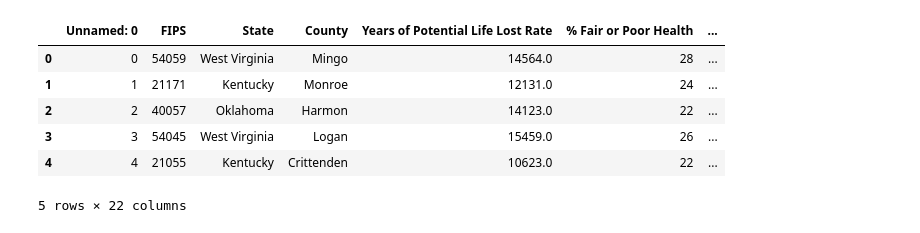
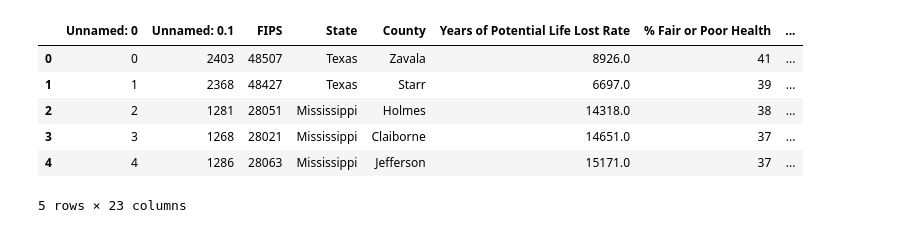
Before and after one commit to hbielser/FourLoopers.CityProject1, a Jupyter notebook: Project Files/Jupyter Notebook Files/DataFile.ipynb, the cells around one changed output. Drawn from its saved outputs; the diff is of its cells as text; code cells hidden in the pictures.

Commit message:
DataFile  Maps Done

```diff
--- a/Project Files/Jupyter Notebook Files/DataFile.ipynb
+++ b/Project Files/Jupyter Notebook Files/DataFile.ipynb
@@ -13,15 +13,15 @@ gkey = "AIzaSyAvuOCIVC1906HxDHTcVh8kpYL4QVPV2bQ"
 # %%
-county_geo = "../../Resources/StudyData.csv"
+county_geo = "../../Resources/PoorHealth_StudyData.csv"
 county_df = pd.read_csv(county_geo)
 county_df.head()
 # %% [output]
-|  | Unnamed: 0 | FIPS | State | County | Years of Potential Life Lost Rate | % Fair or Poor Health | ... |
-| 0 | 0 | 54059 | West Virginia | Mingo | 14564.0 | 28 | ... |
-| 1 | 1 | 21171 | Kentucky | Monroe | 12131.0 | 24 | ... |
-| 2 | 2 | 40057 | Oklahoma | Harmon | 14123.0 | 22 | ... |
-| 3 | 3 | 54045 | West Virginia | Logan | 15459.0 | 26 | ... |
-| 4 | 4 | 21055 | Kentucky | Crittenden | 10623.0 | 22 | ... |
+|  | Unnamed: 0 | Unnamed: 0.1 | FIPS | State | County | Years of Potential Life Lost Rate | % Fair or Poor Health | ... |
+| 0 | 0 | 2403 | 48507 | Texas | Zavala | 8926.0 | 41 | ... |
+| 1 | 1 | 2368 | 48427 | Texas | Starr | 6697.0 | 39 | ... |
+| 2 | 2 | 1281 | 28051 | Mississippi | Holmes | 14318.0 | 38 | ... |
+| 3 | 3 | 1268 | 28021 | Mississippi | Claiborne | 14651.0 | 37 | ... |
+| 4 | 4 | 1286 | 28063 | Mississippi | Jefferson | 15171.0 | 37 | ... |
-5 rows × 22 columns
+5 rows × 23 columns
 # %%
 #gkey = "AIzaSyDZ0NStSeomJLtlfN4UE3YMfDXWlBpi8A0"
 # 39.0473° N, 95.6752° W
```
Also changed, not shown: parts of 13 cells of this notebook.
